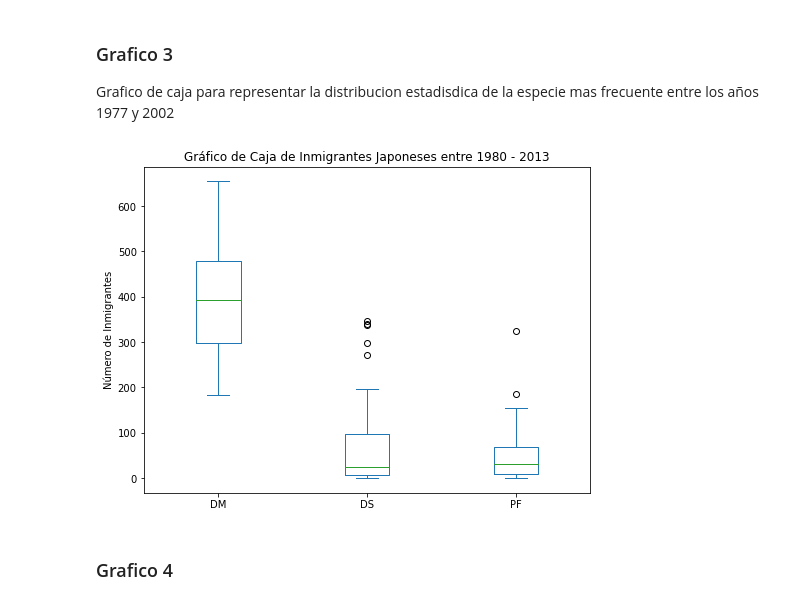
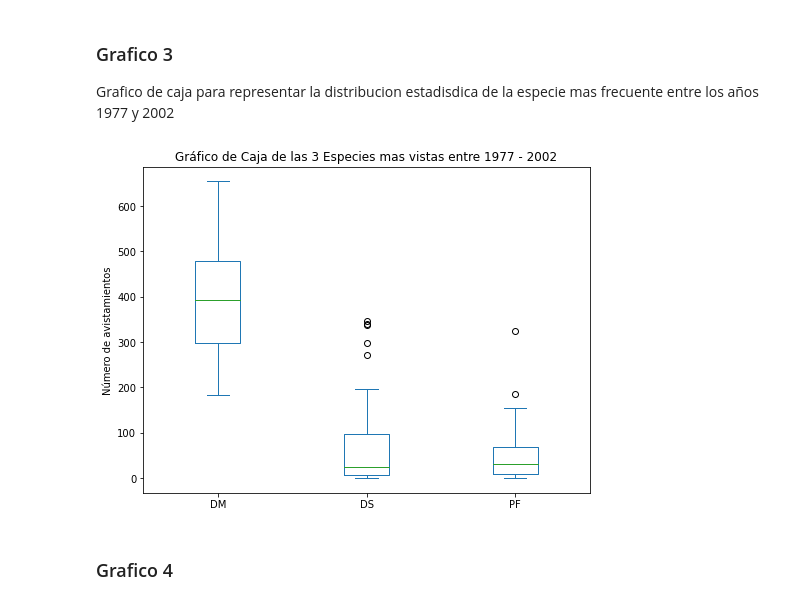
Before and after one commit to Vania-Espinoza/Tarea2-Python, a Jupyter notebook: Tarea3.ipynb, the cells around one changed output. Cells and saved outputs as stored; diff of their text form; code cells hidden in the pictures.

```diff
--- a/Tarea3.ipynb
+++ b/Tarea3.ipynb
@@ -81,32 +81,32 @@ Grafico de caja para representar la distribucion estadisdica de la especie mas f
 # %%
 df_g3 = df[['year','species_id']]
 df_g3_dm = df_g3[df_g3['species_id']=='DM']
 df_g3_ds = df_g3[df_g3['species_id']=='DS']
 df_g3_pf = df_g3[df_g3['species_id']=='PF']
 df_g3_dm = df_g3_dm.value_counts().to_frame().reset_index()
 df_g3_ds = df_g3_ds.value_counts().to_frame().reset_index()
 df_g3_pf = df_g3_pf.value_counts().to_frame().reset_index()
 df_g3_dm = df_g3_dm.set_index('year').drop('species_id',axis=1)
 df_g3_ds = df_g3_ds.set_index('year').drop('species_id',axis=1)
 df_g3_pf = df_g3_pf.set_index('year').drop('species_id',axis=1)
 df_g3_dm.columns = ['DM']
 df_g3_ds.columns = ['DS']
 df_g3_pf.columns = ['PF']
 df_g3_dm.insert(1,'DS',df_g3_ds['DS'])
 df_g3_dm.insert(2,'PF',df_g3_pf['PF'])
 df_g3 = df_g3_dm
 df_g3['DS'].replace(np.nan, 0, inplace=True)
 df_g3['PF'].replace(np.nan, 0, inplace=True)
 df_g3[["DS"]] = df_g3[["DS"]].astype("int")
 df_g3[["PF"]] = df_g3[["PF"]].astype("int")
 df_g3.plot(kind='box', figsize=(8, 6))
 
-plt.title('Gráfico de Caja de Inmigrantes Japoneses entre 1980 - 2013')
-plt.ylabel('Número de Inmigrantes')
+plt.title('Gráfico de Caja de las 3 Especies mas vistas entre 1977 - 2002')
+plt.ylabel('Número de avistamientos')
 
 plt.show()
 # %% [output]
-[figure, old version]
+[figure, new version]
 # %% [markdown]
 ### Grafico 4
 # %% [markdown]
```
